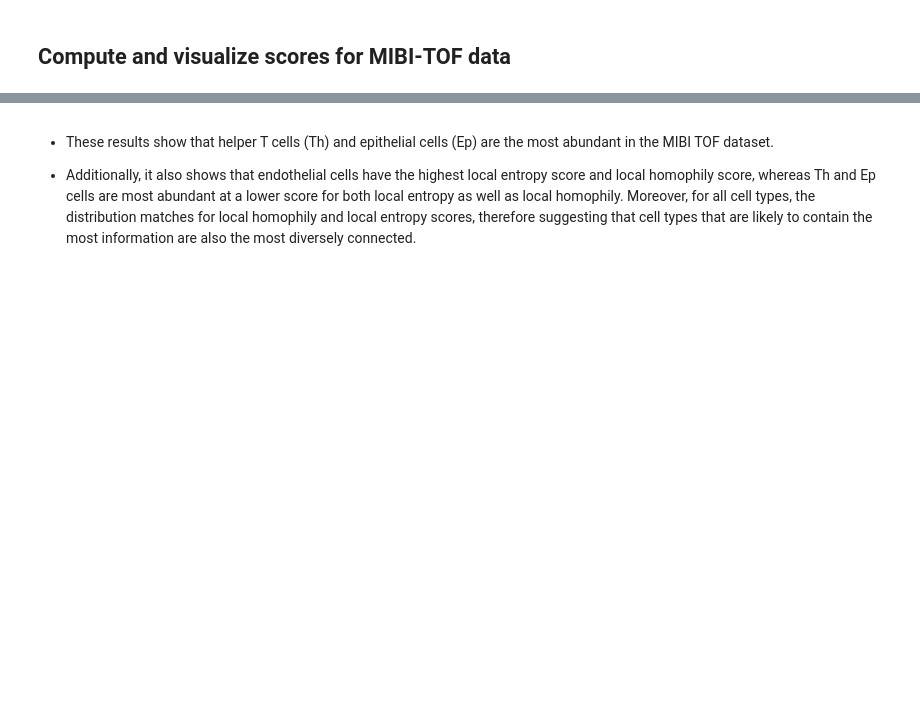
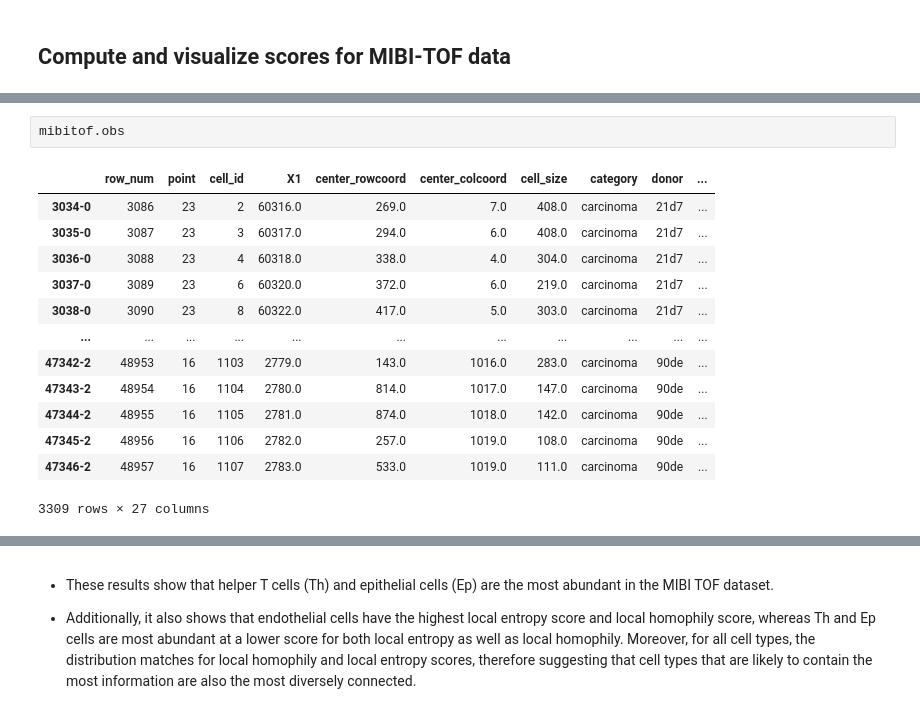
Before and after one commit to bionetslab/SHouT, a Jupyter notebook: tutorial.ipynb, the cells around one changed output, grey strips where cells are left out. Saved outputs shown, nothing was run; the diff lists cells and outputs as text; blank space fills up the shorter version.

```diff
--- a/tutorial.ipynb
+++ b/tutorial.ipynb
@@ -28,2 +25,18 @@ Wall time: 10 s
+# %%
+mibitof.obs
+# %% [output]
+|  | row_num | point | cell_id | X1 | center_rowcoord | center_colcoord | cell_size | category | donor | ... |
+| 3034-0 | 3086 | 23 | 2 | 60316.0 | 269.0 | 7.0 | 408.0 | carcinoma | 21d7 | ... |
+| 3035-0 | 3087 | 23 | 3 | 60317.0 | 294.0 | 6.0 | 408.0 | carcinoma | 21d7 | ... |
+| 3036-0 | 3088 | 23 | 4 | 60318.0 | 338.0 | 4.0 | 304.0 | carcinoma | 21d7 | ... |
+| 3037-0 | 3089 | 23 | 6 | 60320.0 | 372.0 | 6.0 | 219.0 | carcinoma | 21d7 | ... |
+| 3038-0 | 3090 | 23 | 8 | 60322.0 | 417.0 | 5.0 | 303.0 | carcinoma | 21d7 | ... |
+| ... | ... | ... | ... | ... | ... | ... | ... | ... | ... | ... |
+| 47342-2 | 48953 | 16 | 1103 | 2779.0 | 143.0 | 1016.0 | 283.0 | carcinoma | 90de | ... |
+| 47343-2 | 48954 | 16 | 1104 | 2780.0 | 814.0 | 1017.0 | 147.0 | carcinoma | 90de | ... |
+| 47344-2 | 48955 | 16 | 1105 | 2781.0 | 874.0 | 1018.0 | 142.0 | carcinoma | 90de | ... |
+| 47345-2 | 48956 | 16 | 1106 | 2782.0 | 257.0 | 1019.0 | 108.0 | carcinoma | 90de | ... |
+| 47346-2 | 48957 | 16 | 1107 | 2783.0 | 533.0 | 1019.0 | 111.0 | carcinoma | 90de | ... |
+3309 rows × 27 columns
 # %%
 sns.jointplot(data=mibitof.obs, x='local_entropy_2', y='local_homophily_2', hue='Cluster')
```
Also changed, not shown: parts of 47 cells of this notebook, 10 other files.
